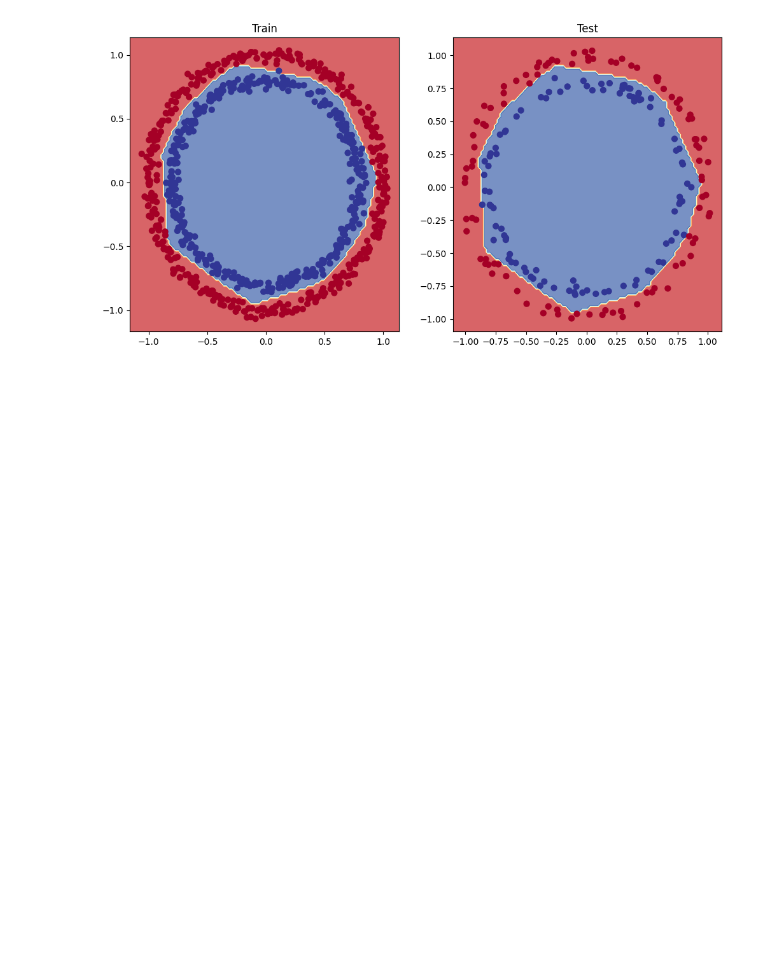
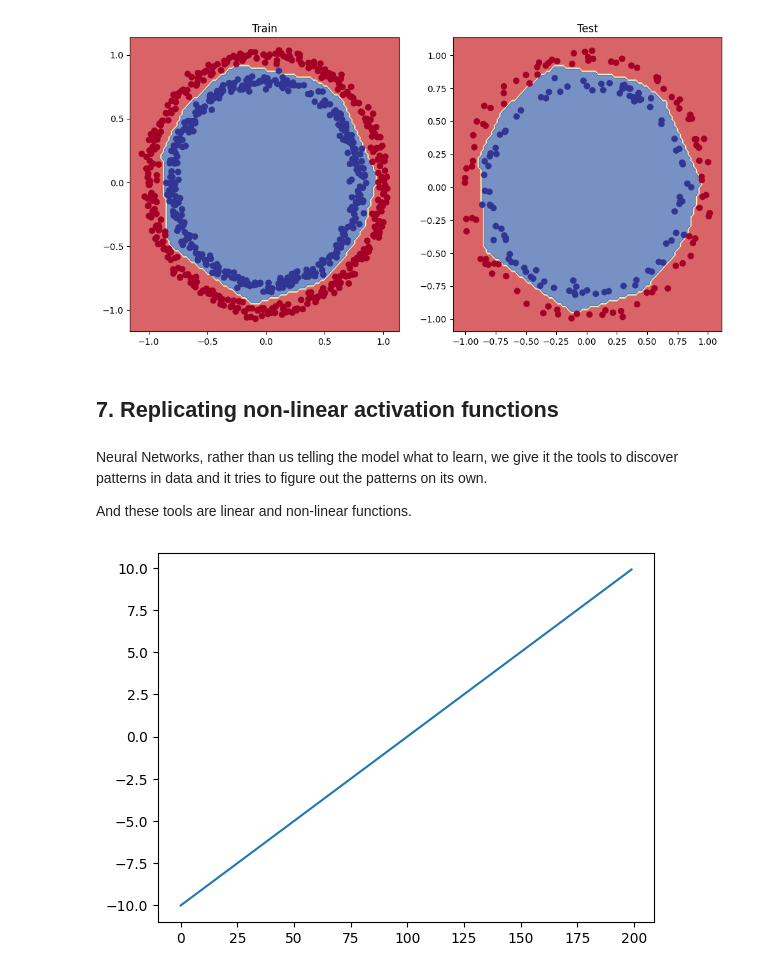
Before and after one commit to gvtsch/ZTM_Pytorch_ud, a Jupyter notebook: 02_pytorch_classification.ipynb, the cells around one changed output. Drawn from its saved outputs; the diff is of its cells as text; code cells hidden in the pictures; blank space fills up the shorter version.

Commit message:
Added content to PyTorch classification (multiclass)

```diff
--- a/02_pytorch_classification.ipynb
+++ b/02_pytorch_classification.ipynb
@@ -838,3 +838,17 @@ plt.title("Test")
 plot_decision_boundary(model_3, X_test, y_test)
 # %% [output]
 [figure]
+# %% [markdown]
+## 7. Replicating non-linear activation functions
+# %% [markdown]
+Neural Networks, rather than us telling the model what to learn, we give it the tools to discover patterns in data and it tries to figure out the patterns on its own.
+
+And these tools are linear and non-linear functions.
+# %%
+# Create a tensor
+A = torch.arange(-10, 10, 0.1, dtype=torch.float32)
+# %%
+# Visualize the tensor
+plt.plot(A);
+# %% [output]
+[figure, added]
```
Also changed, not shown: parts of 26 cells of this notebook.
